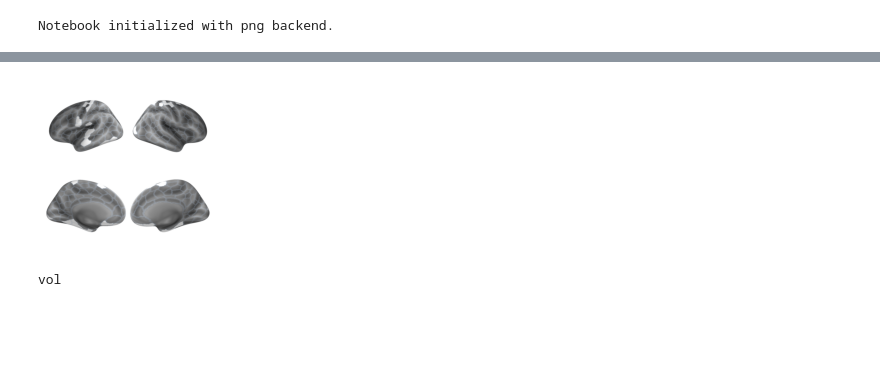
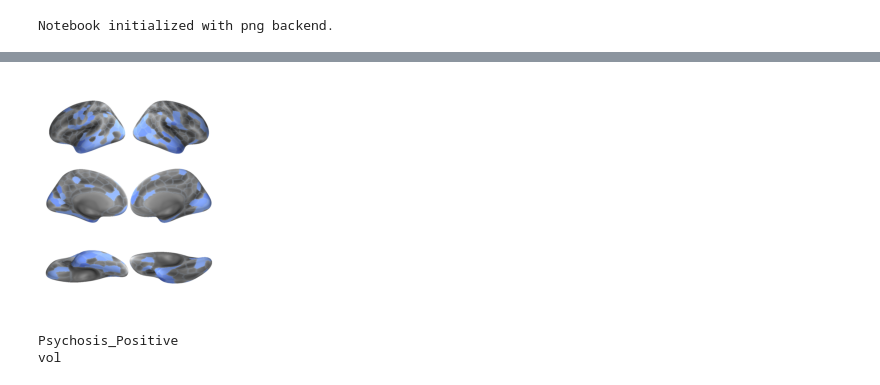
Before and after one commit to lindenmp/normative_neurodev_cs_t1, a Jupyter notebook: 1_code/6_results_correlations.ipynb, the cells around one changed output, grey strips where cells are left out. Saved outputs shown, nothing was run; the diff lists cells and outputs as text; code cells hidden in the pictures; blank space fills up the shorter version.

Commit message:
remove Yeo systems and added regional analysis

```diff
--- a/1_code/6_results_correlations.ipynb
+++ b/1_code/6_results_correlations.ipynb
@@ -221,0 +247,2 @@ metric = 'vol'
+# %%
+metric = metrics[0]; print(metric)
@@ -223,7 +252,8 @@ metric = 'vol'
 vals = np.zeros(len(phenos))
 
 for p, pheno in enumerate(phenos):
-    vals[p] = np.sum(df_pheno_z.loc[pheno,'sig_smse'].filter(regex = metric) == True) / num_parcels * 100
+#     vals[p] = np.sum(df_pheno_z.loc[pheno,'sig_smse'].filter(regex = metric) == True) / num_parcels * 100
+    vals[p] = np.sum(df_pheno_z.loc[pheno,'sig'].filter(regex = metric) == True) / num_parcels * 100
 
 idx_perc_sig = np.argsort(vals)[::-1]
 
@@ -263,2 +290,0 @@ region_filter.to_csv(os.path.join(outputdir,outfile_prefix+'region_filter.csv'))
-# %%
-sns.set(style='white', context = 'paper', font_scale = 0.9)
@@ -320,0 +461,12 @@ elif parc_str == 'lausanne':
+# %%
+alpha = 0.05/r_bs.shape[2]
+# alpha = 0.05
+print(alpha)
+print(alpha/2*100)
+print(100-alpha/2*100)
+for j, roi in enumerate(mask_strs.keys()):
+    for k, pheno in enumerate(phenos[1:]):
+        lower = np.percentile(r_bs[:,j,k], alpha/2*100)
+        upper = np.percentile(r_bs[:,j,k], 100-alpha/2*100)
+        if lower > 0:
+            print(roi,pheno,np.mean(r_bs[:,j,k]),lower,upper)
@@ -350,29 +581,39 @@ vol
 # %%
-for metric in metrics:
-    f, axes = plt.subplots(2, 2)
-    f.set_figwidth(3)
-    f.set_figheight(3)
-    plt.subplots_adjust(wspace=0, hspace=0)
+for pheno in phenos:
+    for metric in metrics:
+        f, axes = plt.subplots(3, 2)
+        f.set_figwidth(3)
+        f.set_figheight(5)
+        plt.subplots_adjust(wspace=0, hspace=-0.465)
 
-    print(metric)
-    # column 0:
-    fig_str = 'lh_'+metric+'_region_filter.png'
-    try:
-        image = mpimg.imread('lat_' + fig_str); axes[0,0].imshow(image); axes[0,0].axis('off')
-    except FileNotFoundError: axes[0,0].axis('off')
-    try:
-        image = mpimg.imread('med_' + fig_str); axes[1,0].imshow(image); axes[1,0].axis('off')
-    except FileNotFoundError: axes[1,0].axis('off')
+        print(pheno)
+        print(metric)
+        # column 0:
+        fig_str = 'lh_'+pheno+'_'+metric+'_z.png'
+        try:
+            image = mpimg.imread('ventral_' + fig_str); axes[2,0].imshow(image); axes[2,0].axis('off')
+        except FileNotFoundError: axes[2,0].axis('off')
+        try:
+            image = mpimg.imread('med_' + fig_str); axes[1,0].imshow(image); axes[1,0].axis('off')
+        except FileNotFoundError: axes[1,0].axis('off')
+        try:
+        #     axes[0,0].set_title('Thickness (left)')
+            image = mpimg.imread('lat_' + fig_str); axes[0,0].imshow(image); axes[0,0].axis('off')
+        except FileNotFoundError: axes[0,0].axis('off')
 
-    # column 1:
-    fig_str = 'rh_'+metric+'_region_filter.png'
-    try:
-        image = mpimg.imread('lat_' + fig_str); axes[0,1].imshow(image); axes[0,1].axis('off')
-    except FileNotFoundError: axes[0,1].axis('off')
-    try:
-        image = mpimg.imread('med_' + fig_str); axes[1,1].imshow(image); axes[1,1].axis('off')
-    except FileNotFoundError: axes[1,1].axis('off')
+        # column 1:
+        fig_str = 'rh_'+pheno+'_'+metric+'_z.png'
+        try:
+        #     axes[0,1].set_title('Thickness (right)')
+            image = mpimg.imread('lat_' + fig_str); axes[0,1].imshow(image); axes[0,1].axis('off')
+        except FileNotFoundError: axes[0,1].axis('off')
+        try:
+            image = mpimg.imread('med_' + fig_str); axes[1,1].imshow(image); axes[1,1].axis('off')
+        except FileNotFoundError: axes[1,1].axis('off')
+        try:
+            image = mpimg.imread('ventral_' + fig_str); axes[2,1].imshow(image); axes[2,1].axis('off')
+        except FileNotFoundError: axes[2,1].axis('off')
 
-    plt.show()
-    f.savefig(outfile_prefix+metric+'_region_filter.svg', dpi = 1000, bbox_inches = 'tight', pad_inches = 0)
+        plt.show()
+        f.savefig(outfile_prefix+metric+'_'+pheno+'_z.svg', dpi = 600, bbox_inches = 'tight', pad_inches = 0)
 # %% [output]
@@ -380,2 +622,3 @@ ct
-[figure, old version]
+[figure, new version]
+Psychosis_Positive
 vol
```
Also changed, not shown: parts of 45 cells of this notebook, 1 other file.
